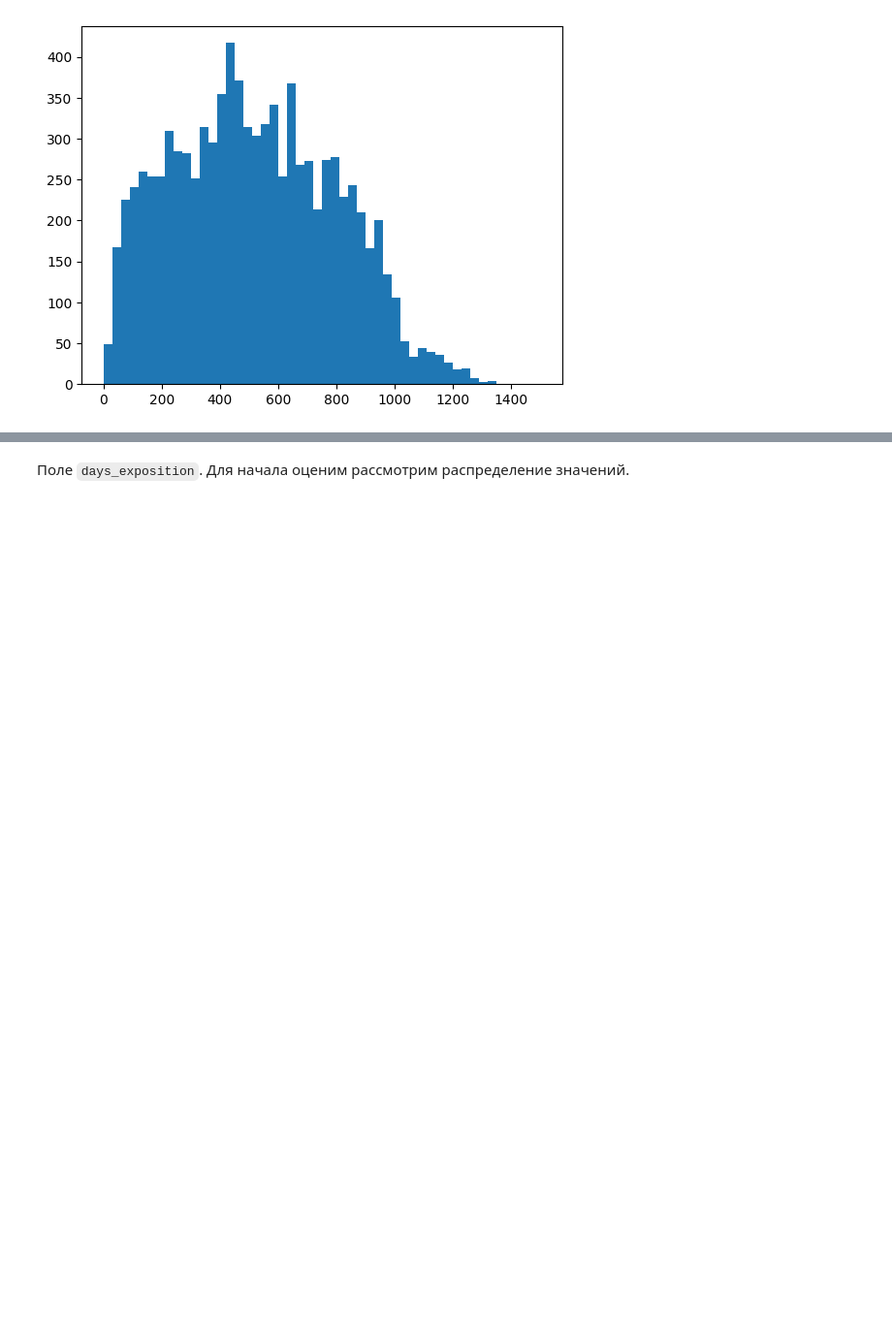
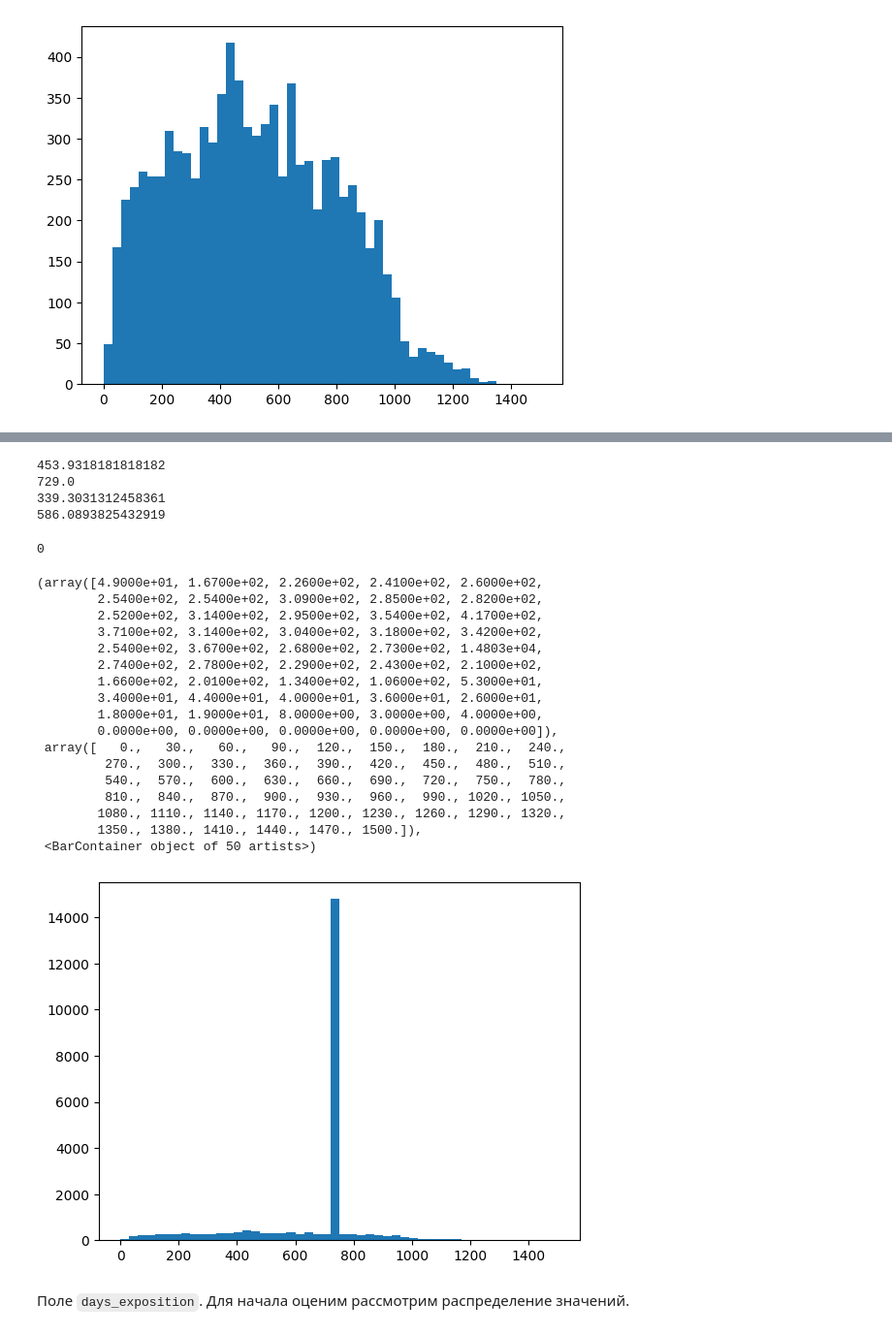
Before and after one commit to EvanderLatine/DS_Practicum, a Jupyter notebook: Real_Estate_Price_Prediction/EDA.ipynb, the cells around one changed output, grey strips where cells are left out. Shown at 97% size. Saved outputs shown, nothing was run; the diff lists cells and outputs as text; code cells hidden in the pictures; blank space fills up the shorter version.

```diff
--- a/Real_Estate_Price_Prediction/EDA.ipynb
+++ b/Real_Estate_Price_Prediction/EDA.ipynb
@@ -320,3 +299,0 @@ plt.hist(data["parks_nearest"], bins=30, range=(0, 2000))
-# %%
-data["parks_nearest"] = data["parks_nearest"].fillna(value=data["parks_nearest"].median())
-data["parks_nearest"].isna().sum()
@@ -362,3 +336,0 @@ plt.hist(data["ponds_nearest"], bins=50, range=(0, 1500))
-# %%
-data["ponds_nearest"] = data["ponds_nearest"].fillna(value=data["ponds_nearest"].mean())
-data["ponds_nearest"].isna().sum()
@@ -367,3 +339,49 @@ data["ponds_nearest"].isna().sum()
+# %%
+for pounds_count in data["ponds_around3000"].unique():
+    pounds_subset = data.query("ponds_around3000 == @pounds_count")
+
+    if pounds_count == 0:
+        print(data["ponds_nearest"].quantile(.75))
+        data["ponds_nearest"] = pd.concat([
+            data.iloc[data.index.difference(pounds_subset.index)]["ponds_nearest"],
+            pounds_subset["ponds_nearest"].fillna(data["ponds_nearest"].quantile(.75))
+        ])
+        continue;
+
+    print(pounds_subset["ponds_nearest"].mean())
+    data["ponds_nearest"] = pd.concat([
+        data.iloc[data.index.difference(pounds_subset.index)]["ponds_nearest"],
+        pounds_subset["ponds_nearest"].fillna(pounds_subset["ponds_nearest"].mean())
+    ])
+
+data["ponds_nearest"].isna().sum()
+# %% [output]
+453.9318181818182
+729.0
+339.3031312458361
+586.0893825432919
+0
+# %%
+plt.hist(data["ponds_nearest"], bins=50, range=(0, 1500))
+# %% [output]
+(array([4.9000e+01, 1.6700e+02, 2.2600e+02, 2.4100e+02, 2.6000e+02,
+        2.5400e+02, 2.5400e+02, 3.0900e+02, 2.8500e+02, 2.8200e+02,
+        2.5200e+02, 3.1400e+02, 2.9500e+02, 3.5400e+02, 4.1700e+02,
+        3.7100e+02, 3.1400e+02, 3.0400e+02, 3.1800e+02, 3.4200e+02,
+        2.5400e+02, 3.6700e+02, 2.6800e+02, 2.7300e+02, 1.4803e+04,
+        2.7400e+02, 2.7800e+02, 2.2900e+02, 2.4300e+02, 2.1000e+02,
+        1.6600e+02, 2.0100e+02, 1.3400e+02, 1.0600e+02, 5.3000e+01,
+        3.4000e+01, 4.4000e+01, 4.0000e+01, 3.6000e+01, 2.6000e+01,
+        1.8000e+01, 1.9000e+01, 8.0000e+00, 3.0000e+00, 4.0000e+00,
+        0.0000e+00, 0.0000e+00, 0.0000e+00, 0.0000e+00, 0.0000e+00]),
+ array([   0.,   30.,   60.,   90.,  120.,  150.,  180.,  210.,  240.,
+         270.,  300.,  330.,  360.,  390.,  420.,  450.,  480.,  510.,
+         540.,  570.,  600.,  630.,  660.,  690.,  720.,  750.,  780.,
+         810.,  840.,  870.,  900.,  930.,  960.,  990., 1020., 1050.,
+        1080., 1110., 1140., 1170., 1200., 1230., 1260., 1290., 1320.,
+        1350., 1380., 1410., 1440., 1470., 1500.]),
+ <BarContainer object of 50 artists>)
+[figure, added]
 # %% [markdown]
 Поле `days_exposition`. Для начала оценим рассмотрим распределение значений.
 # %%
```
Also changed, not shown: parts of 25 cells of this notebook.
